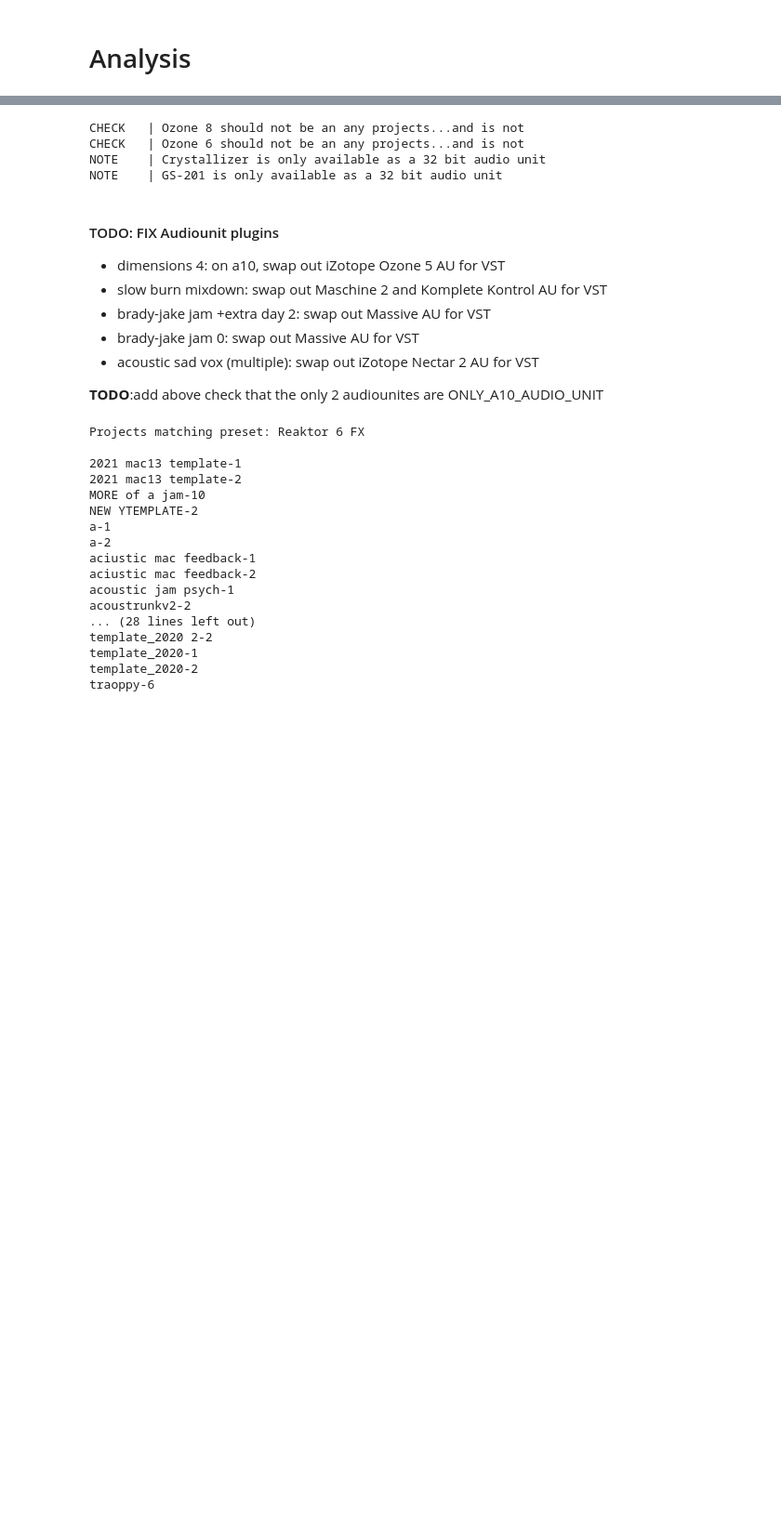
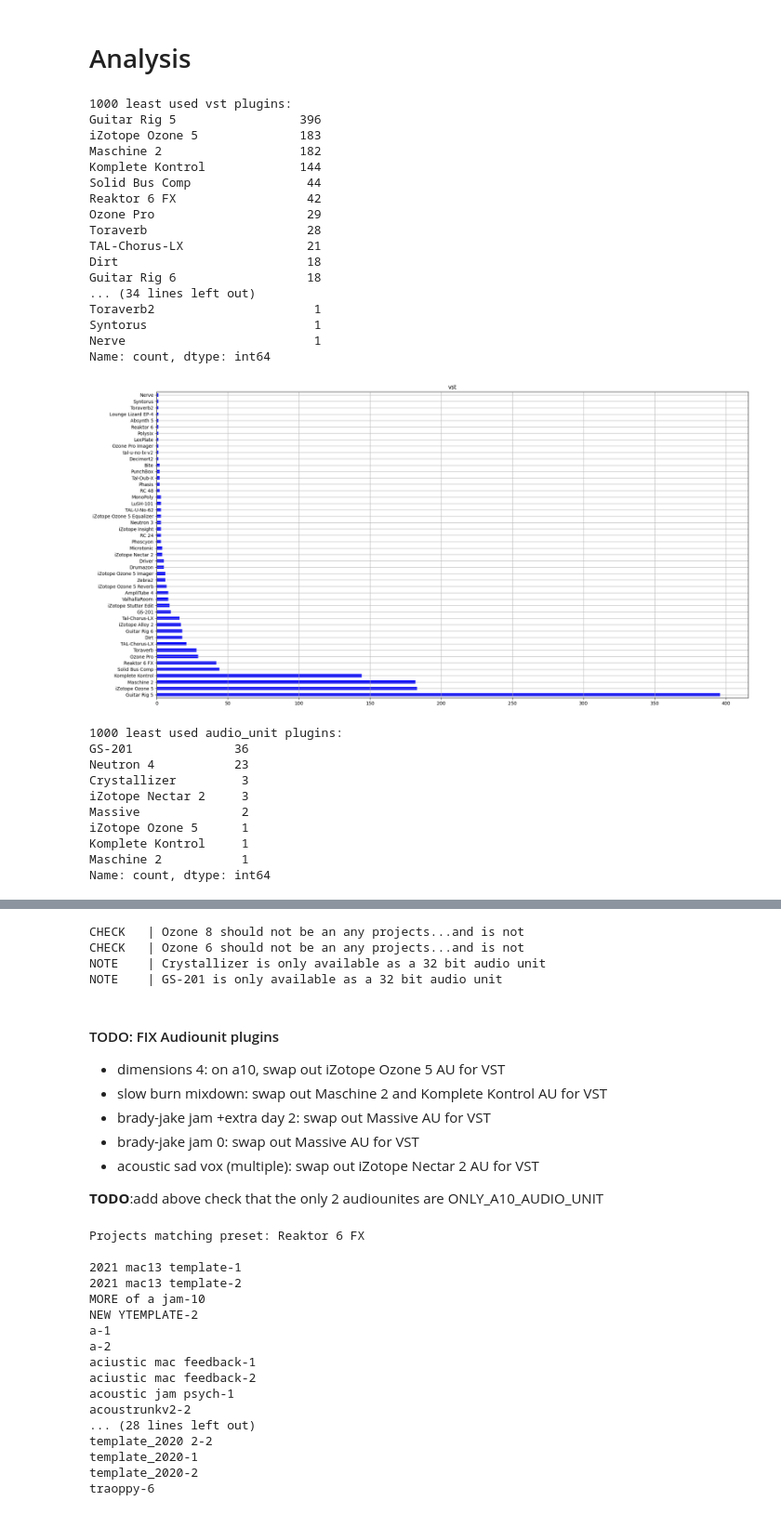
Before and after one commit to jake-g/ableton-parser, a Jupyter notebook: ableton_projects.ipynb, the cells around one changed output, grey strips where cells are left out. Shown: that part at 93% size. Cells and saved outputs as stored; diff of their text form; code cells hidden in the pictures; blank space fills up the shorter version.

```diff
--- a/ableton_projects.ipynb
+++ b/ableton_projects.ipynb
@@ -27,19 +30,23 @@ Python Version: 3.12.6 (tags/v3.12.6:a4a2d2b, Sep  6 2024, 20:11:23) [MSC v.1940
 #@title Get info for all Projects and cache
 
 # Load projects using default args should work if notebook is in project dir.
+load_most_recent_cached = True #@param {type:"boolean"}
 project_dir = "./" #@param {type:"string"}
+# Overwrite parser defaults
 # SKIP_FOLDERS = [ 'Backup', 'old', 'Samples', 'Ableton Project Info', '.git'] #@param {type:"raw"}
 # CACHE_DIR = "./logs/" #@param {type:"string"}
-load_most_recent_cached = True #@param {type:"boolean"}
 
 
 # Load from recent cache (fast)
 if load_most_recent_cached:
-  project_errors = {}
-  project_info = parse_lib.load_info(prefix=parse_lib.CACHE_INFO_FILE, load_most_recent=True)
-  project_errors = parse_lib.load_info(prefix=parse_lib.CACHE_ERROR_FILE, load_most_recent=True)
+  project_info = parser.load_info(prefix=parser.CACHE_INFO_FILE, load_most_recent=True)
+  project_errors = parser.load_info(prefix=parser.CACHE_ERROR_FILE, load_most_recent=True)
 
 # Parse project .als files
 else:
-  project_info, project_errors = parse_lib.run_parser(project_dir)
+  project_info, project_errors = parser.run_parser(project_dir)
+
+if len(project_errors):
+  print('Projects missing info due to errors')
+  pprint(project_errors)
 # %% [output]
@@ -50,38 +97,59 @@ Loaded 6 project_errors in 0.00 seconds.
 # %% [markdown]
 # Analysis
 # %%
-#@title Get plugins from all projects
-
-def query_projects_by_plugin(project_info, plugin_type, preset_name):
-  project_keys = []
-  assert plugin_type in ['PluginDevice', 'AuPluginDevice']
-  for fname, v in project_info.items():
-    for track in v['tracks']:
-      for dev in track['devices']:
-        if dev['type'] == plugin_type and dev['preset'] == preset_name:
-            project_keys.append('%s-%d' % (fname, track['index']))
-
-  return project_keys
+#@title Show VST and AU usage
 
 def get_plugin_usage(project_info):
   plugins = {'vst': [], 'audio_unit': [], 'ableton': []}
   for fname, v in project_info.items():
     for track in v['tracks']:
       for dev in track['devices']:
         if dev['type'] == 'PluginDevice': # for vsts
           plugins['vst'].append(dev['preset'])
         elif dev['type'] == 'AuPluginDevice':  # for audiounits
           plugins['audio_unit'].append(dev['preset'])
         else:  # for default ableton plugin
           plugins['ableton'].append(dev['type'])
-  plugins_usage = {k:pd.value_counts(pd.Series(v)) for k,v in plugins.items()}
+  plugins_usage = {k: pd.Series(v).value_counts() for k,v in plugins.items()}
   return plugins_usage
 
-# # TEST
-# plugins = get_plugin_usage(project_info)
-# pprint(plugins)
-
-# query_projects_by_plugin(project_info,
-#     plugin_type='PluginDevice',
-#     preset_name='Maschine 2'
-# )
+# Show histogram of plugins
+skip_keys = ['ableton']
+colors = ['green', 'red', 'blue']
+n=1000
+plugins = get_plugin_usage(project_info)
+for key in plugins.keys():
+  if key in skip_keys:
+    continue
+  print('%d least used %s plugins:\n%s' % (n, key, plugins[key][-n:]))
+  plugins[key].plot.barh(figsize=(23, 12), grid=True, color=colors.pop(), title=key)
+  plt.show()
+# %% [output]
+1000 least used vst plugins:
+Guitar Rig 5                 396
+iZotope Ozone 5              183
+Maschine 2                   182
+Komplete Kontrol             144
+Solid Bus Comp                44
+Reaktor 6 FX                  42
+Ozone Pro                     29
+Toraverb                      28
+TAL-Chorus-LX                 21
+Dirt                          18
+Guitar Rig 6                  18
+... (34 lines left out)
+Toraverb2                      1
+Syntorus                       1
+Nerve                          1
+Name: count, dtype: int64
+[figure, added]
+1000 least used audio_unit plugins:
+GS-201              36
+Neutron 4           23
+Crystallizer         3
+iZotope Nectar 2     3
+Massive              2
+iZotope Ozone 5      1
+Komplete Kontrol     1
+Maschine 2           1
+Name: count, dtype: int64
```
Also changed, not shown: parts of 12 cells of this notebook.
